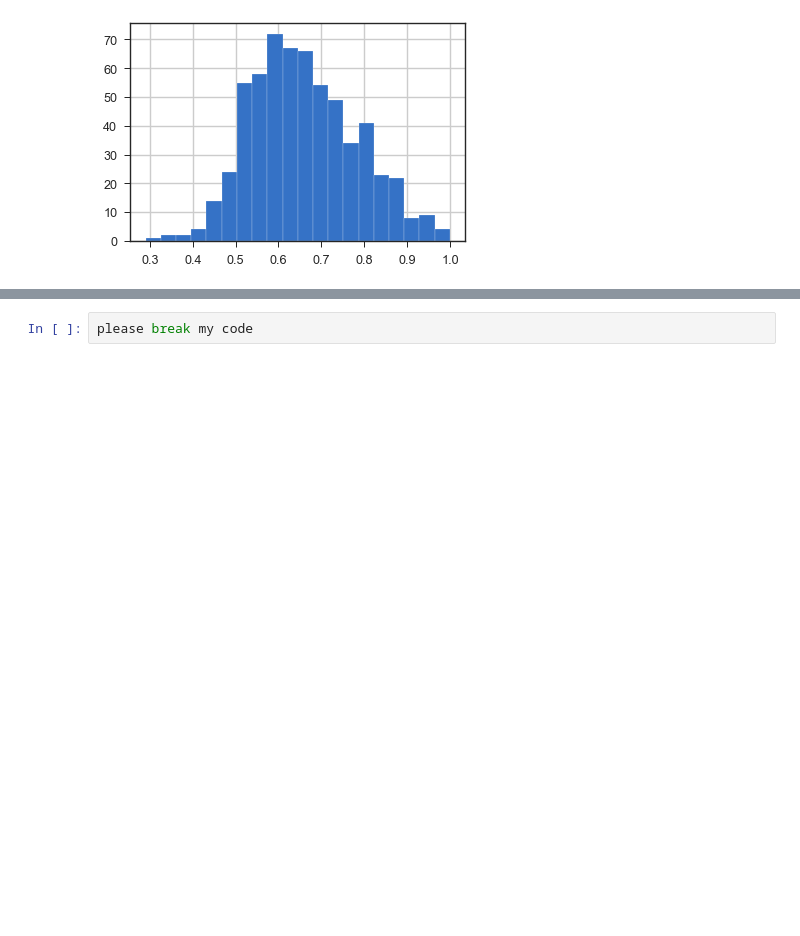
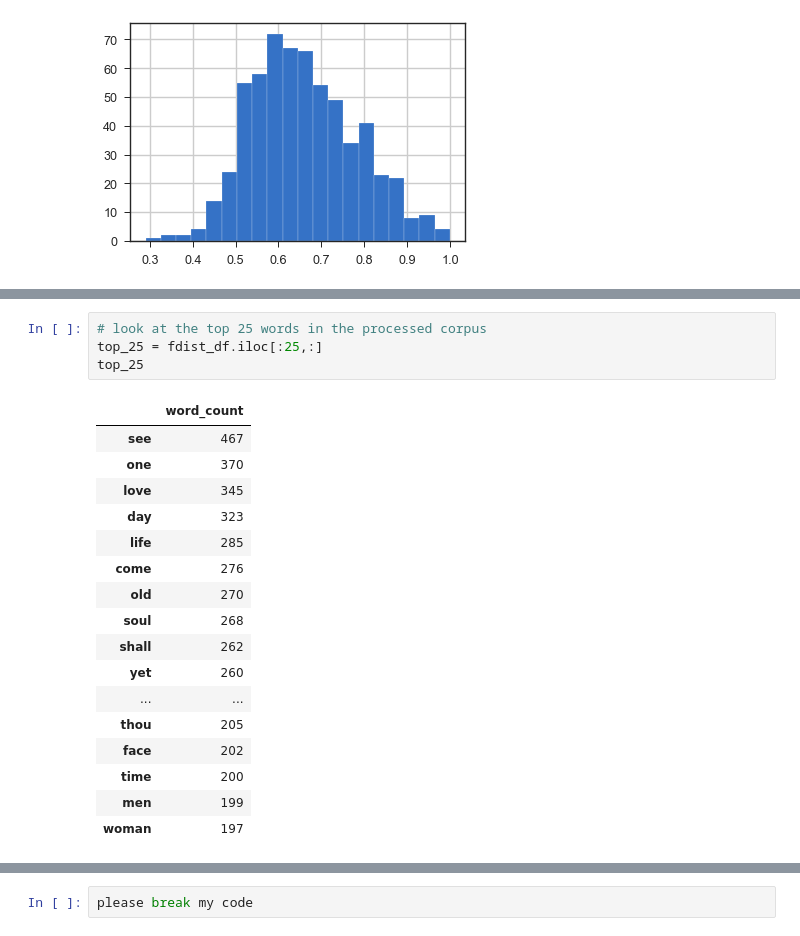
Before and after one commit to p-szymo/whitman_analysis, a Jupyter notebook: nlp_analysis.ipynb, the cells around one changed output, grey strips where cells are left out. Saved outputs shown, nothing was run; the diff lists cells and outputs as text; blank space fills up the shorter version.

```diff
--- a/nlp_analysis.ipynb
+++ b/nlp_analysis.ipynb
@@ -612,0 +725,22 @@ df.lexical_richness.hist(bins=20);
+# %%
+# look at the top 25 words in the processed corpus
+top_25 = fdist_df.iloc[:25,:]
+top_25
+# %% [output]
+|  | word_count |
+| see | 467 |
+| one | 370 |
+| love | 345 |
+| day | 323 |
+| life | 285 |
+| come | 276 |
+| old | 270 |
+| soul | 268 |
+| shall | 262 |
+| yet | 260 |
+| ... | ... |
+| thou | 205 |
+| face | 202 |
+| time | 200 |
+| men | 199 |
+| woman | 197 |
```
Also changed, not shown: parts of 19 cells of this notebook.
